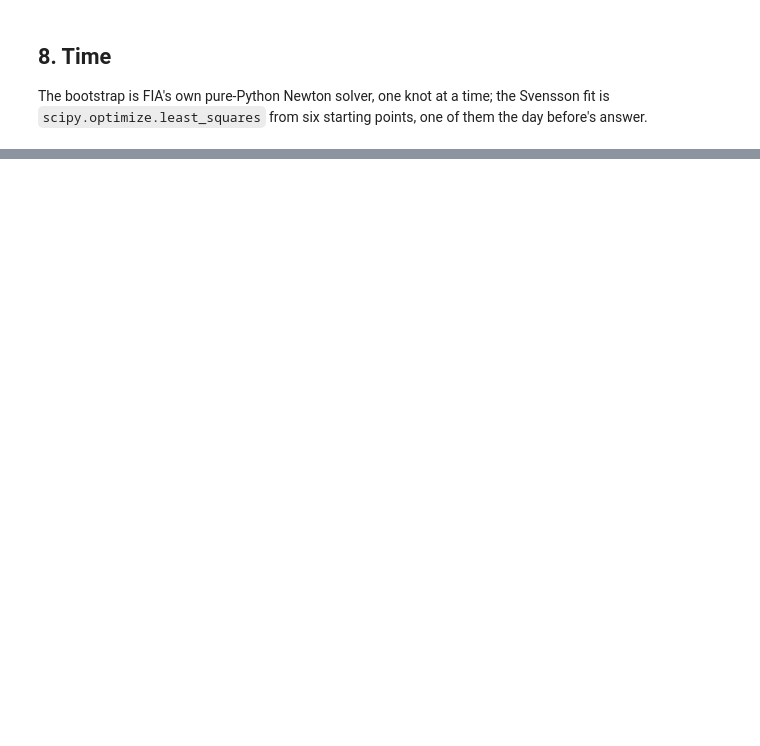
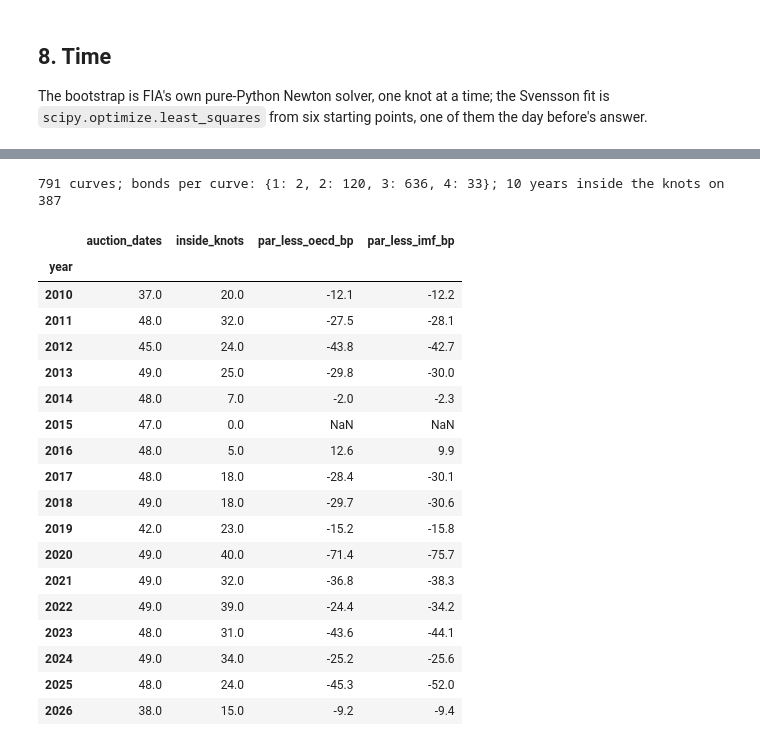
Before and after one commit to Makayacine/Finance, a Jupyter notebook: sovereign-curves-cicd-lambda-glue-ecs/sovereign-curves-walkthrough.ipynb, the cells around one changed output, grey strips where cells are left out. Cells and saved outputs as stored; diff of their text form; code cells hidden in the pictures; blank space fills up the shorter version.

```diff
--- a/sovereign-curves-cicd-lambda-glue-ecs/sovereign-curves-walkthrough.ipynb
+++ b/sovereign-curves-cicd-lambda-glue-ecs/sovereign-curves-walkthrough.ipynb
@@ -417,0 +513,31 @@ t.round(3)
+# %%
+sa_curves = lake_table("sa_curves")
+sa_curves["auction_date"] = sa_curves.auction_date.map(lambda d: d if isinstance(d, dt.date) else pd.Timestamp(d).date())
+ten = sa_curves[sa_curves.tenor == 10.0]
+print(f"{len(ten)} curves; bonds per curve: {ten.n_bonds.astype(int).value_counts().sort_index().to_dict()}; "
+      f"10 years inside the knots on {(~ten.extrapolated).sum()}")
+check = load.from_parquet(LAKE.get("sa_crosscheck/sa_crosscheck.parquet"))
+check["year"] = check.month.map(lambda d: pd.Timestamp(d).year)
+check.groupby("year").agg(auction_dates=("auction_dates", "sum"), inside_knots=("inside_knots", "sum"),
+                          par_less_oecd_bp=("par_minus_oecd_bp", "mean"), par_less_imf_bp=("par_minus_imf_bp", "mean")).round(1)
+# %% [output]
+791 curves; bonds per curve: {1: 2, 2: 120, 3: 636, 4: 33}; 10 years inside the knots on 387
+|  | auction_dates | inside_knots | par_less_oecd_bp | par_less_imf_bp |
+| year |  |  |  |  |
+| 2010 | 37.0 | 20.0 | -12.1 | -12.2 |
+| 2011 | 48.0 | 32.0 | -27.5 | -28.1 |
+| 2012 | 45.0 | 24.0 | -43.8 | -42.7 |
+| 2013 | 49.0 | 25.0 | -29.8 | -30.0 |
+| 2014 | 48.0 | 7.0 | -2.0 | -2.3 |
+| 2015 | 47.0 | 0.0 | NaN | NaN |
+| 2016 | 48.0 | 5.0 | 12.6 | 9.9 |
+| 2017 | 48.0 | 18.0 | -28.4 | -30.1 |
+| 2018 | 49.0 | 18.0 | -29.7 | -30.6 |
+| 2019 | 42.0 | 23.0 | -15.2 | -15.8 |
+| 2020 | 49.0 | 40.0 | -71.4 | -75.7 |
+| 2021 | 49.0 | 32.0 | -36.8 | -38.3 |
+| 2022 | 49.0 | 39.0 | -24.4 | -34.2 |
+| 2023 | 48.0 | 31.0 | -43.6 | -44.1 |
+| 2024 | 49.0 | 34.0 | -25.2 | -25.6 |
+| 2025 | 48.0 | 24.0 | -45.3 | -52.0 |
+| 2026 | 38.0 | 15.0 | -9.2 | -9.4 |
```
Also changed, not shown: parts of 13 cells of this notebook, 3 other files.
